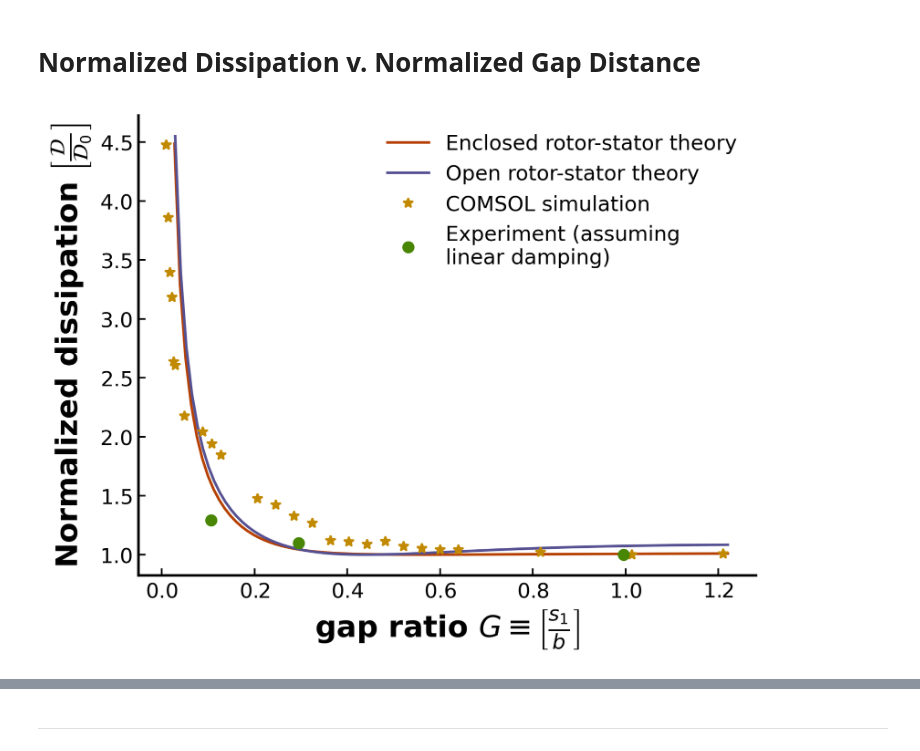
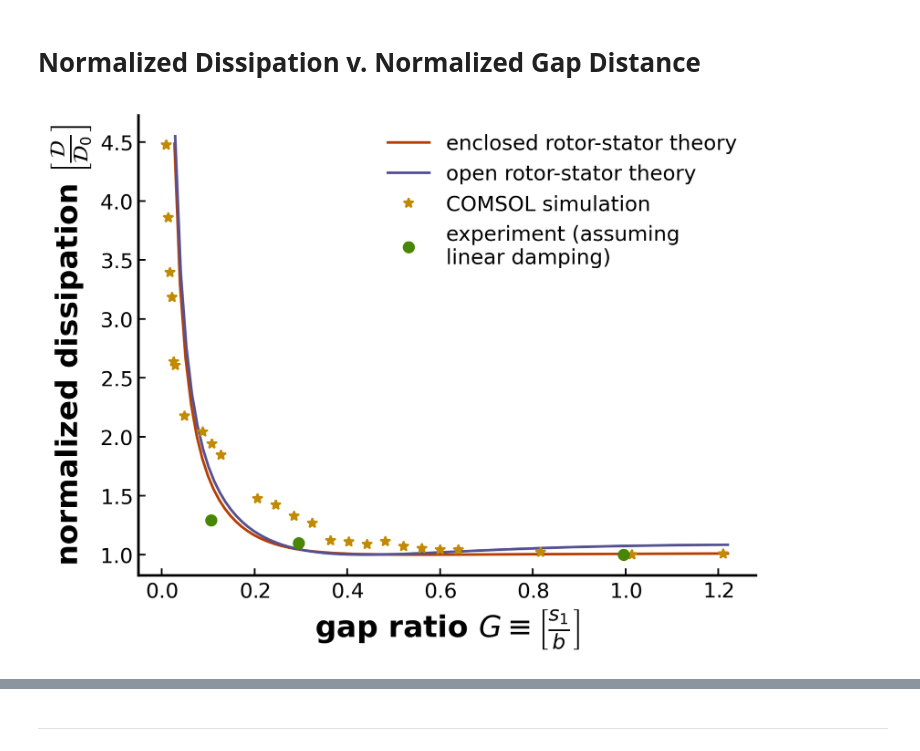
Before and after one commit to Jezen5Volk/Magnetic-Levitation, a Jupyter notebook: Viscous Damping.ipynb, the cells around one changed output, grey strips where cells are left out. Saved outputs shown, nothing was run; the diff lists cells and outputs as text; code cells hidden in the pictures.

```diff
--- a/Viscous Damping.ipynb
+++ b/Viscous Damping.ipynb
@@ -101,35 +106,35 @@ gap_COMSOL = 2.075  + np.asarray([-2.05, -1.95, -1.85, -1.75, -1.55, -1.45, -1.3
                                     -0.6499999999999997, -0.5499999999999998, -0.4499999999999997, -2.05, -2.04, -2.03, -2.02, -2.01, -2, -1.8, 1, 0.5, 0]) # in mm
 gap_COMSOL = gap_COMSOL/1000 #convert from mm to meters
 dissipation_COMSOL = np.asarray([7.276218039755276e-08, 3.54147777132402e-08, 3.319989813145014e-08, 2.999256618224352e-08, 2.397974446357202e-08,
                                     2.315700597492343e-08, 2.161300607312653e-08, 2.059531916586093e-08, 1.818476156508958e-08, 1.805479547545832e-08,
                                     1.770094325751496e-08, 1.810964892360439e-08, 1.738181837805184e-08, 1.713697045790447e-08, 1.696140911262177e-08,
                                     1.69594542751747e-08, 7.276218039755276e-08, 6.27325979686784e-08, 5.517541944117902e-08, 5.178201911733897e-08,
                                     4.28650162841852e-08, 4.237478948935986e-08, 3.154069141653727e-08, 1.639943102219439e-08, 1.625977604031675e-08, 1.660765723313549e-08]) #in Watts/m^2
 
 '''
 Plotting
 '''
 
 # Enclosed Rotor-Stator
-plt.plot(s_array_ers/cylinder.b, dissipation_ers/np.min(dissipation_ers), label = 'Enclosed rotor-stator theory', c = 'C1')
+plt.plot(s_array_ers/cylinder.b, dissipation_ers/np.min(dissipation_ers), label = 'enclosed rotor-stator theory', c = 'C1')
 
 # Open Rotor-Stator
-plt.plot(s_array_ors/cylinder.b, dissipation_ors/np.min(dissipation_ors), label = 'Open rotor-stator theory', c = 'C2')
+plt.plot(s_array_ors/cylinder.b, dissipation_ors/np.min(dissipation_ors), label = 'open rotor-stator theory', c = 'C2')
 
 # axvlines
 #plt.axvline(x = G_crit_ers, c = 'black', linestyle = '--', label = r'$G_\mathrm{crit, enclosed}$')
 
 # COMSOL
 plt.plot(gap_COMSOL/cylinder.b, dissipation_COMSOL/np.min(dissipation_COMSOL), linestyle = '', marker = '*', label = 'COMSOL simulation', c = 'C5')
 
 # Experiment
-plt.plot(gap_exp/cylinder.b, dissipation_exp/np.min(dissipation_exp), linestyle = '', marker = 'o', c = 'C4', label = 'Experiment (assuming\nlinear damping)')
+plt.plot(gap_exp/cylinder.b, dissipation_exp/np.min(dissipation_exp), linestyle = '', marker = 'o', c = 'C4', label = 'experiment (assuming\nlinear damping)')
 
 
 # Labels
 plt.xlabel(r"gap ratio $G \equiv \left[\frac{s_1}{b} \right]$", weight = 'heavy', fontsize = "xx-large")
-plt.ylabel(r"Normalized dissipation $\left[\frac{\mathcal{D}}{\mathcal{D}_0} \right]$", weight = 'heavy', fontsize = "xx-large")
+plt.ylabel(r"normalized dissipation $\left[\frac{\mathcal{D}}{\mathcal{D}_0} \right]$", weight = 'heavy', fontsize = "xx-large")
 plt.legend(prop={'size': 12})
 plt.show()
 # %% [output]
-[figure, old version]
+[figure, new version]
```
Also changed, not shown: parts of 3 cells of this notebook, 1 other file.
